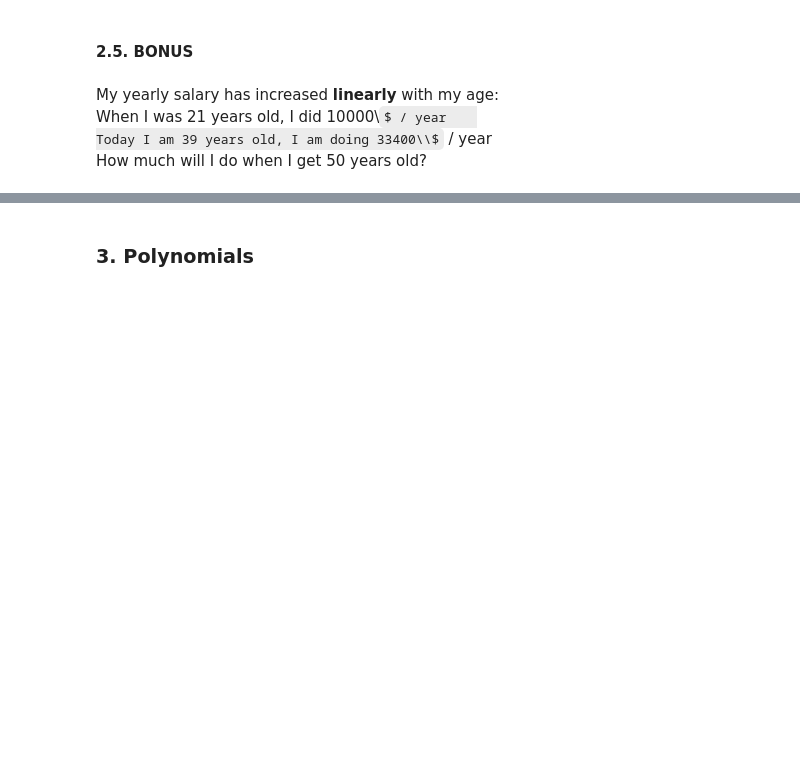
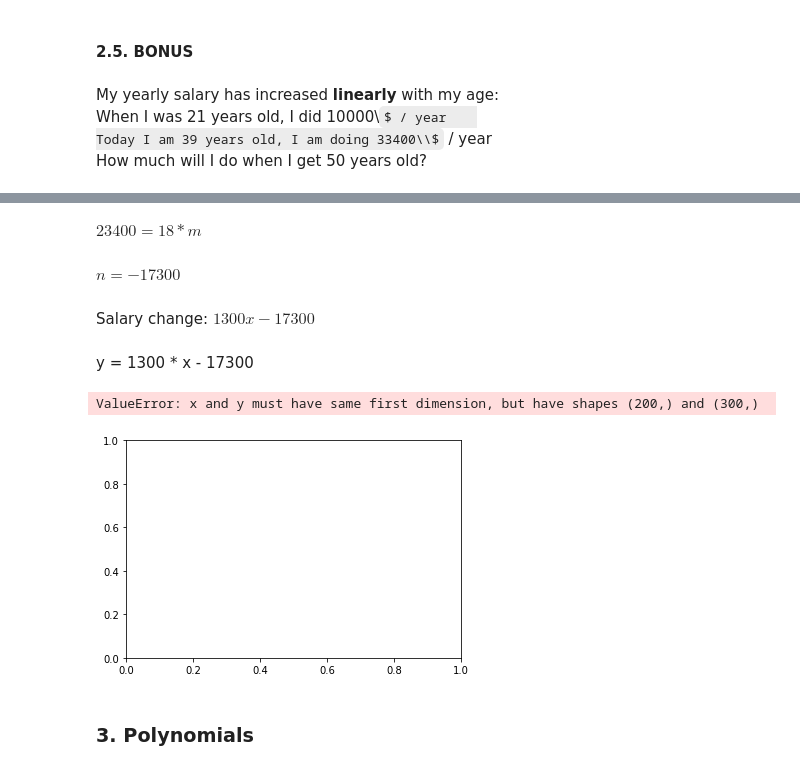
Before and after one commit to CristinaCallejo/lab-math-refresher, a Jupyter notebook: your-code/main.ipynb, the cells around one changed output, grey strips where cells are left out. Saved outputs shown, nothing was run; the diff lists cells and outputs as text; code cells hidden in the pictures; some formulas as TeX source; blank space fills up the shorter version.

```diff
--- a/your-code/main.ipynb
+++ b/your-code/main.ipynb
@@ -157,3 +236,22 @@ How much will I do when I get 50 years old?
+# %% [markdown]
+$23400 = 18*m$
+# %% [markdown]
+$n = -17300$
+# %% [markdown]
+Salary change: $1300x -17300$
+# %%
+x = np.linspace(0, 60,200)
+# %% [markdown]
+y = 1300 * x - 17300
+# %%
+plt.plot(x, y_1, "-")
+
+plt.plot(21, 10000, "o", markersize=10)
+plt.plot(39, 33400, "o", markersize=10)
+plt.legend()
+# %% [output]
+ValueError: x and y must have same first dimension, but have shapes (200,) and (300,)
+[figure, added]
 # %% [markdown]
 ### 3. Polynomials
 # %% [markdown]
```
Also changed, not shown: parts of 16 cells of this notebook.
